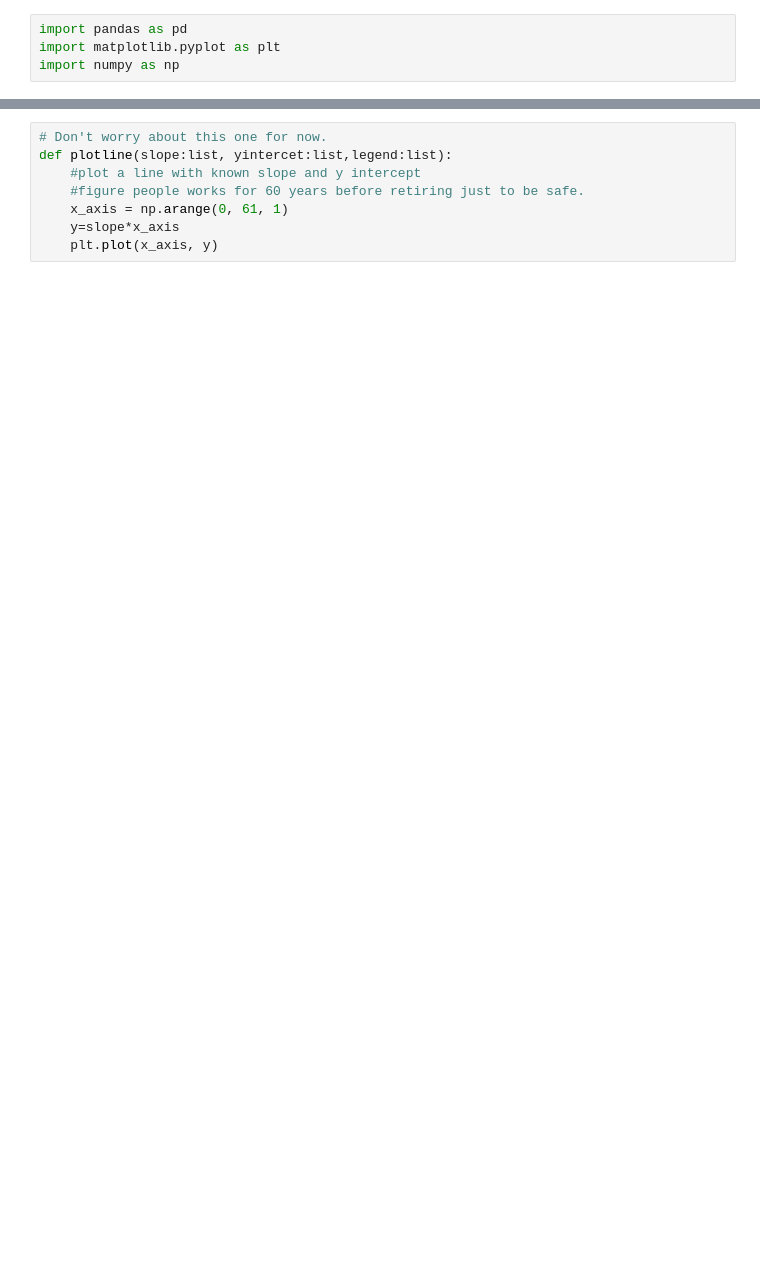
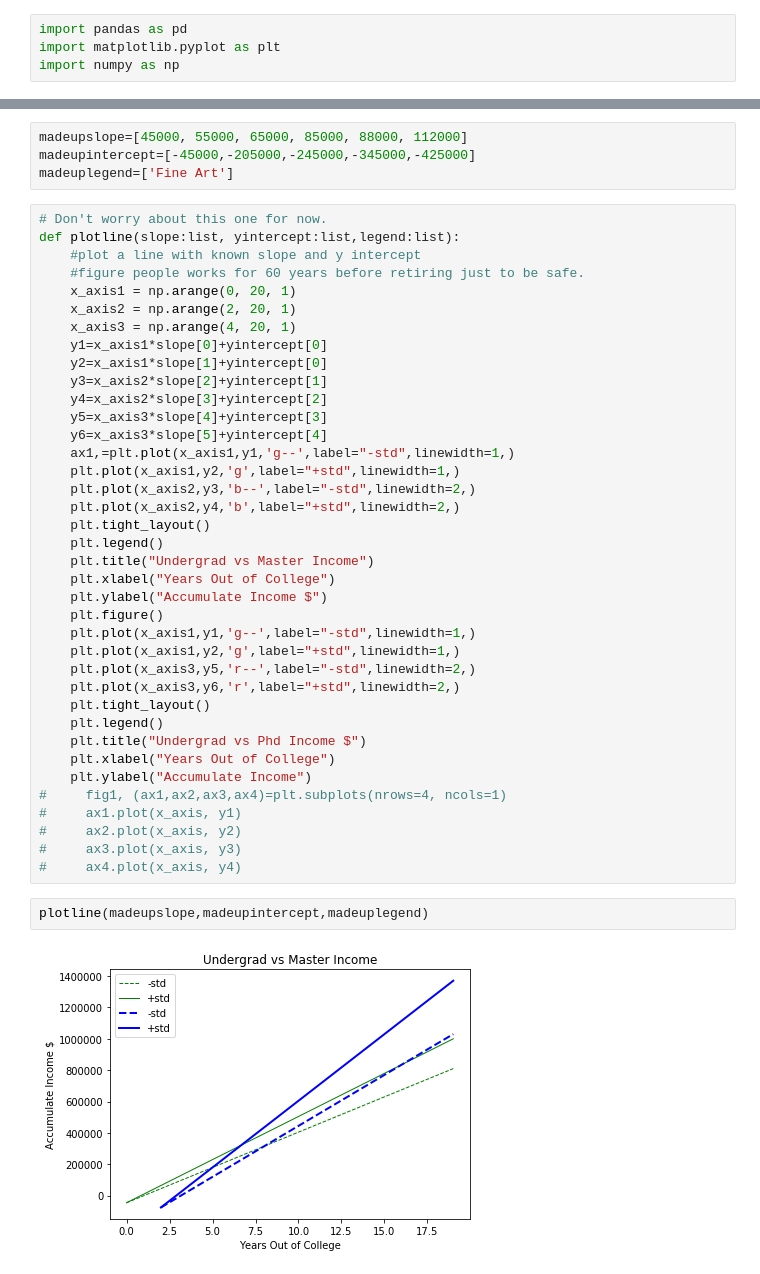
Before and after one commit to Romina-R/Group-Project-1, a Jupyter notebook: Plotting_Functions.ipynb, the cells around one changed output, grey strips where cells are left out. Cells and saved outputs as stored; diff of their text form; blank space fills up the shorter version.

Commit message:
commented out pseudo code that I wrote for group and wrote a plotting function.

```diff
--- a/Plotting_Functions.ipynb
+++ b/Plotting_Functions.ipynb
@@ -24,8 +27,46 @@ def yintercept(slopes:list, points:list):
-# %%
-# Don't worry about this one for now.
-def plotline(slope:list, yintercet:list,legend:list):
-    #plot a line with known slope and y intercept
-    #figure people works for 60 years before retiring just to be safe.
-    x_axis = np.arange(0, 61, 1)
-    y=slope*x_axis
-    plt.plot(x_axis, y)
+# %%
+madeupslope=[45000, 55000, 65000, 85000, 88000, 112000]
+madeupintercept=[-45000,-205000,-245000,-345000,-425000]
+madeuplegend=['Fine Art']
+# %%
+# Don't worry about this one for now.
+def plotline(slope:list, yintercept:list,legend:list):
+    #plot a line with known slope and y intercept
+    #figure people works for 60 years before retiring just to be safe.
+    x_axis1 = np.arange(0, 20, 1)
+    x_axis2 = np.arange(2, 20, 1)
+    x_axis3 = np.arange(4, 20, 1)
+    y1=x_axis1*slope[0]+yintercept[0]
+    y2=x_axis1*slope[1]+yintercept[0]
+    y3=x_axis2*slope[2]+yintercept[1]
+    y4=x_axis2*slope[3]+yintercept[2]
+    y5=x_axis3*slope[4]+yintercept[3]
+    y6=x_axis3*slope[5]+yintercept[4]
+    ax1,=plt.plot(x_axis1,y1,'g--',label="-std",linewidth=1,)
+    plt.plot(x_axis1,y2,'g',label="+std",linewidth=1,)
+    plt.plot(x_axis2,y3,'b--',label="-std",linewidth=2,)
+    plt.plot(x_axis2,y4,'b',label="+std",linewidth=2,)
+    plt.tight_layout()
+    plt.legend()
+    plt.title("Undergrad vs Master Income")
+    plt.xlabel("Years Out of College")
+    plt.ylabel("Accumulate Income $")
+    plt.figure()
+    plt.plot(x_axis1,y1,'g--',label="-std",linewidth=1,)
+    plt.plot(x_axis1,y2,'g',label="+std",linewidth=1,)
+    plt.plot(x_axis3,y5,'r--',label="-std",linewidth=2,)
+    plt.plot(x_axis3,y6,'r',label="+std",linewidth=2,)
+    plt.tight_layout()
+    plt.legend()
+    plt.title("Undergrad vs Phd Income $")
+    plt.xlabel("Years Out of College")
+    plt.ylabel("Accumulate Income")
+#     fig1, (ax1,ax2,ax3,ax4)=plt.subplots(nrows=4, ncols=1)
+#     ax1.plot(x_axis, y1)
+#     ax2.plot(x_axis, y2)
+#     ax3.plot(x_axis, y3)
+#     ax4.plot(x_axis, y4)
+# %%
+plotline(madeupslope,madeupintercept,madeuplegend)
+# %% [output]
+[figure, added]
```
Also changed, not shown: parts of 4 cells of this notebook.
